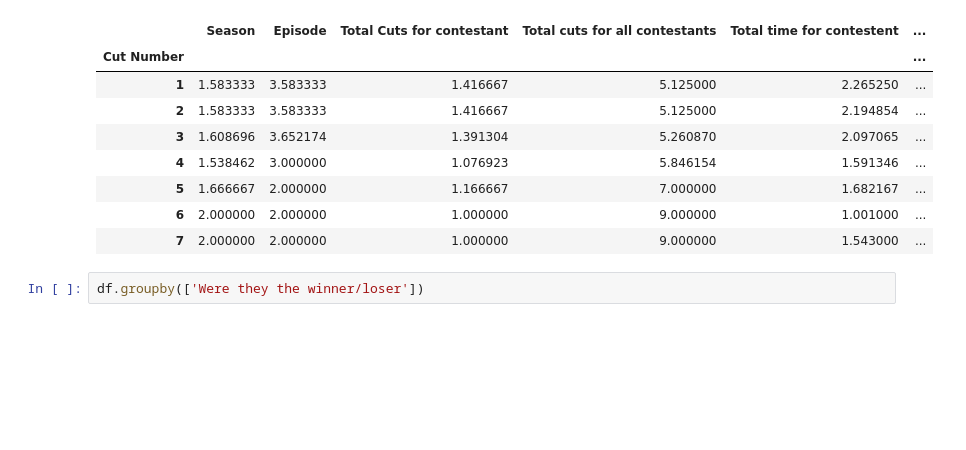
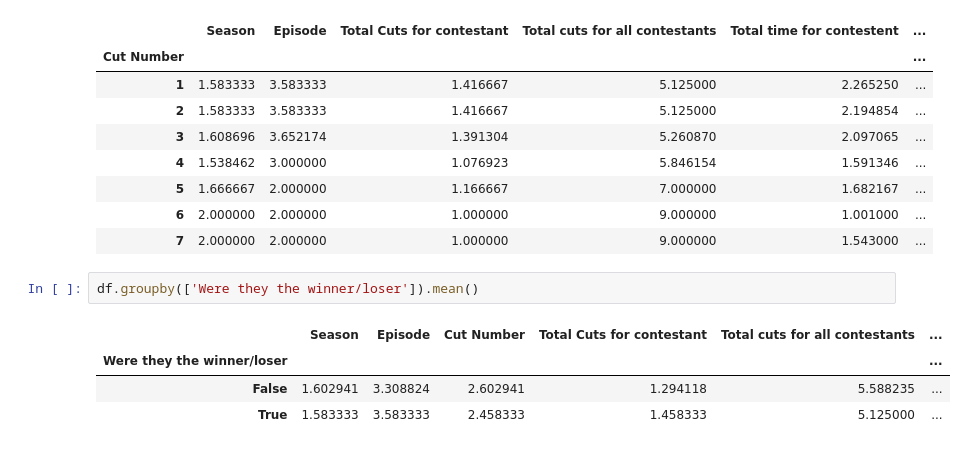
Before and after one commit to campbead/RealityTV, a Jupyter notebook: dataprocessing.ipynb, the cells around one changed output. Cells and saved outputs as stored; diff of their text form; blank space fills up the shorter version.

```diff
--- a/dataprocessing.ipynb
+++ b/dataprocessing.ipynb
@@ -36,4 +36,9 @@ df.groupby(['Cut Number']).mean()
 | 6 | 2.000000 | 2.000000 | 1.000000 | 9.000000 | 1.001000 | ... |
 | 7 | 2.000000 | 2.000000 | 1.000000 | 9.000000 | 1.543000 | ... |
 # %%
-df.groupby(['Were they the winner/loser'])
+df.groupby(['Were they the winner/loser']).mean()
+# %% [output]
+|  | Season | Episode | Cut Number | Total Cuts for contestant | Total cuts for all contestants | ... |
+| Were they the winner/loser |  |  |  |  |  | ... |
+| False | 1.602941 | 3.308824 | 2.602941 | 1.294118 | 5.588235 | ... |
+| True | 1.583333 | 3.583333 | 2.458333 | 1.458333 | 5.125000 | ... |
```
Also changed, not shown: 1 other file.
